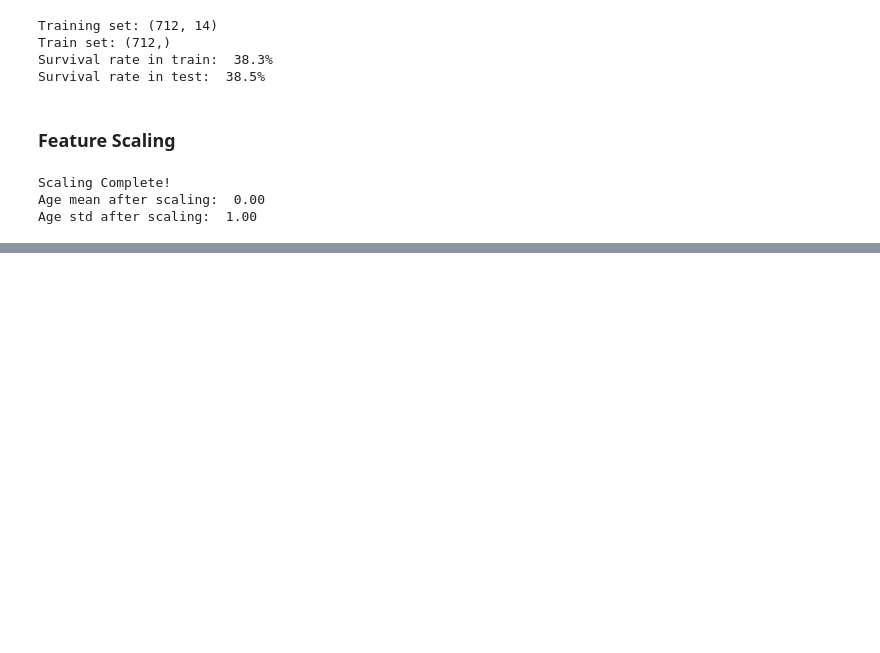
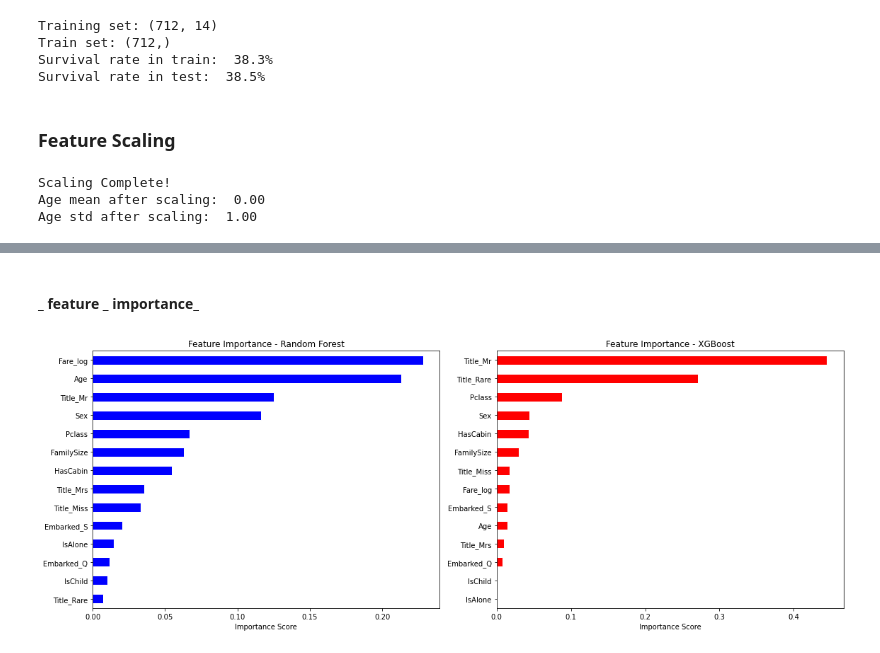
Before and after one commit to manojp6268/titanic-ml-pipeline, a Jupyter notebook: Titanic_fe.ipynb, the cells around one changed output, grey strips where cells are left out. Cells and saved outputs as stored; diff of their text form; code cells hidden in the pictures; blank space fills up the shorter version.

```diff
--- a/Titanic_fe.ipynb
+++ b/Titanic_fe.ipynb
@@ -833,0 +891,3 @@ Age std after scaling:  1.00
+# %%
+rf_model = RandomForestClassifier(n_estimators=100, random_state=42)
+rf_model.fit(X_train, y_train)
@@ -833,0 +920,3 @@ Age std after scaling:  1.00
+# %%
+xgb_model = XGBClassifier(random_state=42, use_label_encoder=False, eval_metric='logloss')
+xgb_model.fit(X_train, y_train)
@@ -833,0 +957,7 @@ Age std after scaling:  1.00
+# %%
+svm_model = SVC(probability=True, #needed for predict_proba
+               kernel='rbf', #radial bias function
+               C=1.0, #regularisation parameter
+               random_state=42)
+# %%
+svm_model.fit(X_train, y_train)
@@ -833,0 +1033,23 @@ Age std after scaling:  1.00
+# %% [markdown]
+#### _ feature _ importance_
+# %%
+fig, axes = plt.subplots(1, 2, figsize=(16, 6))
+
+# Random Forest feature importance
+rf_importance = pd.Series(rf_model.feature_importances_, index=X_train.columns).sort_values(ascending=True)
+
+rf_importance.plot(kind='barh', color='blue', edgecolor='white', ax=axes[0])
+axes[0].set_title('Feature Importance - Random Forest')
+axes[0].set_xlabel('Importance Score')
+
+# XGBoost feature importance
+xgb_importance = pd.Series(xgb_model.feature_importances_, index=X_train.columns).sort_values(ascending=True)
+
+xgb_importance.plot(kind='barh', color='red', edgecolor='white', ax=axes[1])
+axes[1].set_title('Feature Importance - XGBoost')
+axes[1].set_xlabel('Importance Score')
+
+plt.tight_layout()
+plt.savefig('model_02_feature_importance.png', dpi=100)
+# %% [output]
+[figure, added]
```
Also changed, not shown: parts of 37 cells of this notebook, 3 other files.
